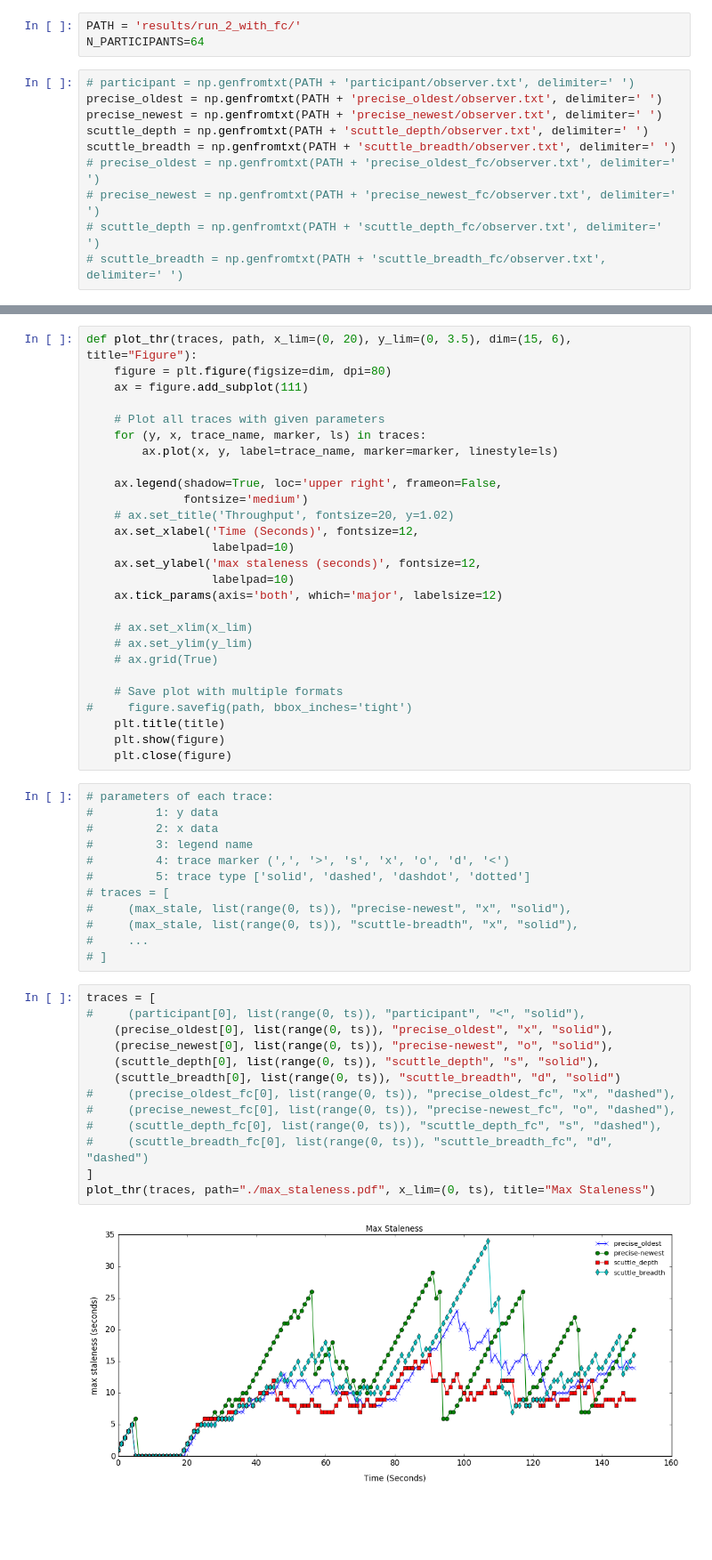
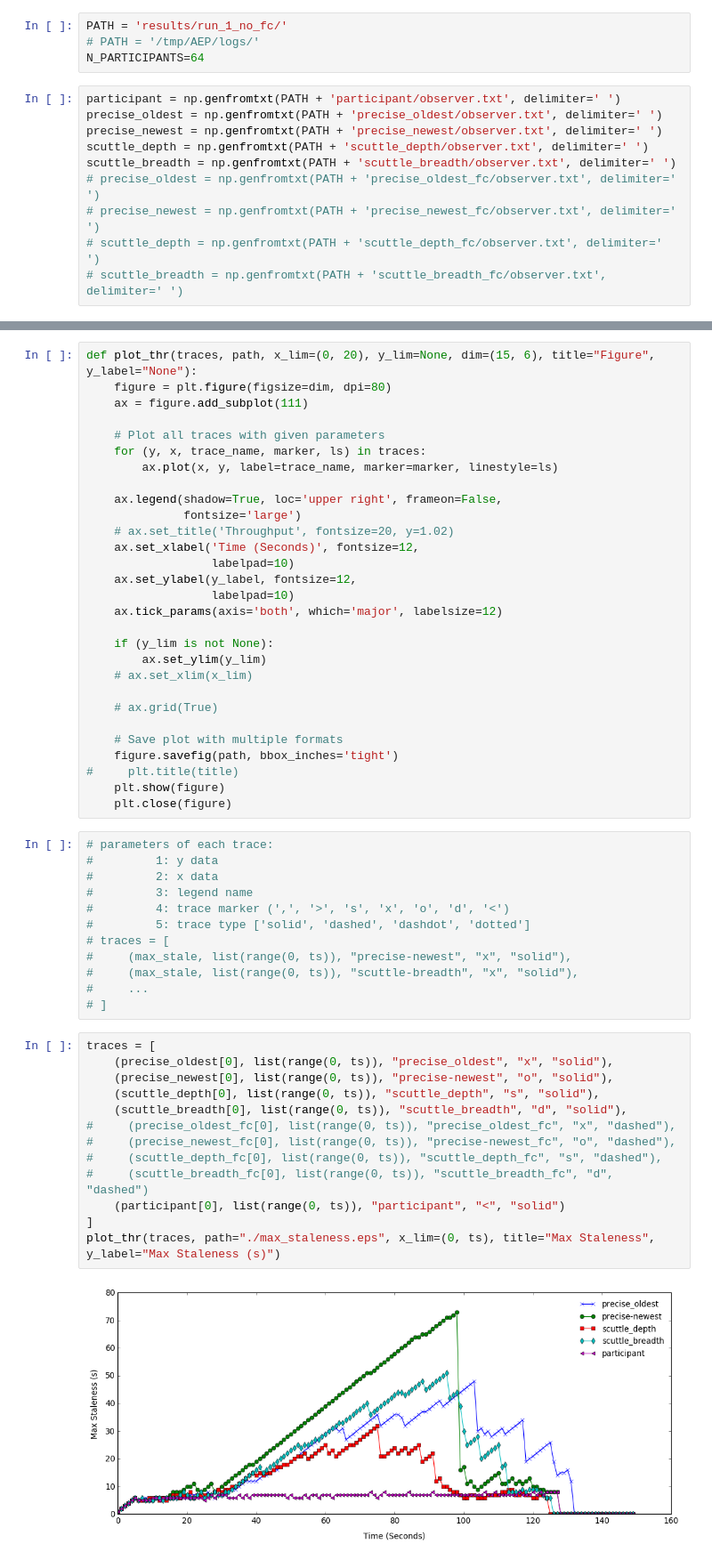
Before and after one commit to ElDivinCodino/Anti-entropy-epidemic-protocol, a Jupyter notebook: src/plot/plot_notebook.ipynb, the cells around one changed output, grey strips where cells are left out. Shown at 89% size. Cells and saved outputs as stored; diff of their text form; blank space fills up the shorter version.

```diff
--- a/src/plot/plot_notebook.ipynb
+++ b/src/plot/plot_notebook.ipynb
@@ -2,10 +2,11 @@
 import numpy as np
 import matplotlib.pyplot as plt
 # %%
-PATH = 'results/run_2_with_fc/'
+PATH = 'results/run_1_no_fc/'
+# PATH = '/tmp/AEP/logs/'
 N_PARTICIPANTS=64
 # %%
-# participant = np.genfromtxt(PATH + 'participant/observer.txt', delimiter=' ')
+participant = np.genfromtxt(PATH + 'participant/observer.txt', delimiter=' ')
 precise_oldest = np.genfromtxt(PATH + 'precise_oldest/observer.txt', delimiter=' ')
 precise_newest = np.genfromtxt(PATH + 'precise_newest/observer.txt', delimiter=' ')
 scuttle_depth = np.genfromtxt(PATH + 'scuttle_depth/observer.txt', delimiter=' ')
@@ -17,7 +18,7 @@ scuttle_breadth = np.genfromtxt(PATH + 'scuttle_breadth/observer.txt', delimiter
 # %%
 ts = len(scuttle_depth[0])
 # %%
-def plot_thr(traces, path, x_lim=(0, 20), y_lim=(0, 3.5), dim=(15, 6), title="Figure"):
+def plot_thr(traces, path, x_lim=(0, 20), y_lim=None, dim=(15, 6), title="Figure", y_label="None"):
     figure = plt.figure(figsize=dim, dpi=80)
     ax = figure.add_subplot(111)
 
@@ -26,21 +27,23 @@ def plot_thr(traces, path, x_lim=(0, 20), y_lim=(0, 3.5), dim=(15, 6), title="Fi
         ax.plot(x, y, label=trace_name, marker=marker, linestyle=ls)
 
     ax.legend(shadow=True, loc='upper right', frameon=False,
-              fontsize='medium')
+              fontsize='large')
     # ax.set_title('Throughput', fontsize=20, y=1.02)
     ax.set_xlabel('Time (Seconds)', fontsize=12,
                   labelpad=10)
-    ax.set_ylabel('max staleness (seconds)', fontsize=12,
+    ax.set_ylabel(y_label, fontsize=12,
                   labelpad=10)
     ax.tick_params(axis='both', which='major', labelsize=12)
 
+    if (y_lim is not None):
+        ax.set_ylim(y_lim)
     # ax.set_xlim(x_lim)
-    # ax.set_ylim(y_lim)
+
     # ax.grid(True)
 
     # Save plot with multiple formats
-#     figure.savefig(path, bbox_inches='tight')
-    plt.title(title)
+    figure.savefig(path, bbox_inches='tight')
+#     plt.title(title)
     plt.show(figure)
     plt.close(figure)
 # %%
@@ -57,18 +60,18 @@ def plot_thr(traces, path, x_lim=(0, 20), y_lim=(0, 3.5), dim=(15, 6), title="Fi
 # ]
 # %%
 traces = [
-#     (participant[0], list(range(0, ts)), "participant", "<", "solid"),
     (precise_oldest[0], list(range(0, ts)), "precise_oldest", "x", "solid"),
     (precise_newest[0], list(range(0, ts)), "precise-newest", "o", "solid"),
     (scuttle_depth[0], list(range(0, ts)), "scuttle_depth", "s", "solid"),
-    (scuttle_breadth[0], list(range(0, ts)), "scuttle_breadth", "d", "solid")
+    (scuttle_breadth[0], list(range(0, ts)), "scuttle_breadth", "d", "solid"),
 #     (precise_oldest_fc[0], list(range(0, ts)), "precise_oldest_fc", "x", "dashed"),
 #     (precise_newest_fc[0], list(range(0, ts)), "precise-newest_fc", "o", "dashed"),
 #     (scuttle_depth_fc[0], list(range(0, ts)), "scuttle_depth_fc", "s", "dashed"),
 #     (scuttle_breadth_fc[0], list(range(0, ts)), "scuttle_breadth_fc", "d", "dashed")
+    (participant[0], list(range(0, ts)), "participant", "<", "solid")
 ]
-plot_thr(traces, path="./max_staleness.pdf", x_lim=(0, ts), title="Max Staleness")
+plot_thr(traces, path="./max_staleness.eps", x_lim=(0, ts), title="Max Staleness", y_label="Max Staleness (s)")
 # %% [output]
-[figure, old version]
+[figure, new version]
 # %%
 traces = [
```
Also changed, not shown: parts of 4 cells of this notebook, 7 other files.
